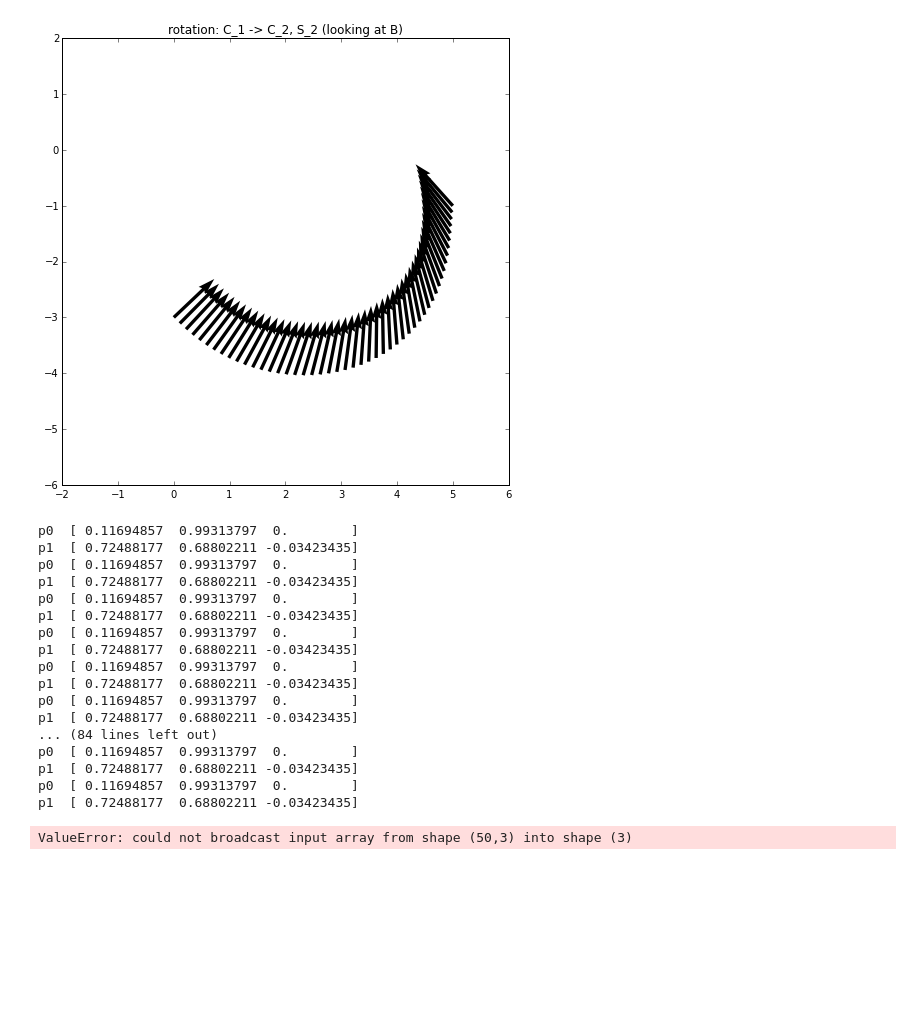
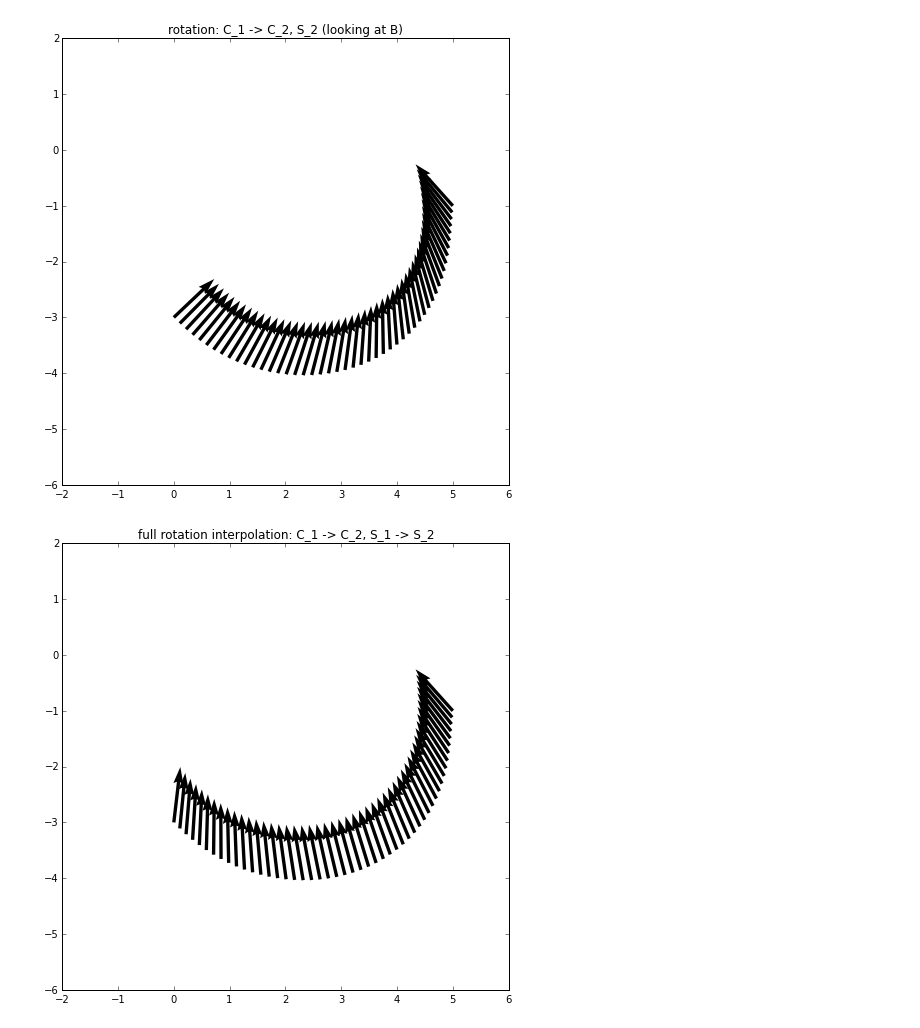
Before and after one commit to njoubert/spooky, a Jupyter notebook: experiments/ipython/12 - JE - Orientation along Trajectory - Different Camera Positions.ipynb, the cells around one changed output. Drawn from its saved outputs; the diff is of its cells as text; code cells hidden in the pictures; blank space fills up the shorter version.

Commit message:
full rotation interpolation

```diff
--- a/experiments/ipython/12 - JE - Orientation along Trajectory - Different Camera Positions.ipynb
+++ b/experiments/ipython/12 - JE - Orientation along Trajectory - Different Camera Positions.ipynb
@@ -158,41 +158,24 @@ f1.set_aspect('equal')
 # %%
 # slerp between S1 and S2 based on progress along position path <- this could be timed differently
 
 def slerp(p0, p1, t):
-    print "p0 ", p0
-    print "p1 ", p1
+    #print "p0 ", p0
+    #print "p1 ", p1
     omega = np.arccos(np.dot(p0/np.linalg.norm(p0), p1/np.linalg.norm(p1)))
     so = np.sin(omega)
     return np.sin((1.0-t)*omega) / so * p0 + np.sin(t*omega)/so * p1
 
 tc = np.c_[np.linspace(0,1)]
 S1_S2_slerp = np.zeros(vectors_S1.shape)
 for i in range(0, tc.size):
- S1_S2_slerp[i] = np.apply_along_axis(lambda tc : slerp(vectors_S1[i],vectors_S2[i],tc), axis=1, arr=tc)
+    S1_S2_slerp[i] = slerp(vectors_S1[i],vectors_S2[i],tc[i])
 
 fig = plt.figure()
 f1 = fig.add_subplot(111)
 f1.quiver(sigma[:,0],sigma[:,1],S1_S2_slerp[:,0],S1_S2_slerp[:,1],angles='xy',scale_units='xy',scale=1)
 f1.set_ylim([-6,2])
 f1.set_xlim([-2,6])
-f1.set_title("rotation: C_1 -> C_2, S_1 -> S_2")
+f1.set_title("full rotation interpolation: C_1 -> C_2, S_1 -> S_2")
 f1.set_aspect('equal')
 # %% [output]
-p0  [ 0.11694857  0.99313797  0.        ]
-p1  [ 0.72488177  0.68802211 -0.03423435]
-p0  [ 0.11694857  0.99313797  0.        ]
-p1  [ 0.72488177  0.68802211 -0.03423435]
-p0  [ 0.11694857  0.99313797  0.        ]
-p1  [ 0.72488177  0.68802211 -0.03423435]
-p0  [ 0.11694857  0.99313797  0.        ]
-p1  [ 0.72488177  0.68802211 -0.03423435]
-p0  [ 0.11694857  0.99313797  0.        ]
-p1  [ 0.72488177  0.68802211 -0.03423435]
-p0  [ 0.11694857  0.99313797  0.        ]
-p1  [ 0.72488177  0.68802211 -0.03423435]
-... (84 lines left out)
-p0  [ 0.11694857  0.99313797  0.        ]
-p1  [ 0.72488177  0.68802211 -0.03423435]
-p0  [ 0.11694857  0.99313797  0.        ]
-p1  [ 0.72488177  0.68802211 -0.03423435]
-ValueError: could not broadcast input array from shape (50,3) into shape (3)
+[figure, added]
```
